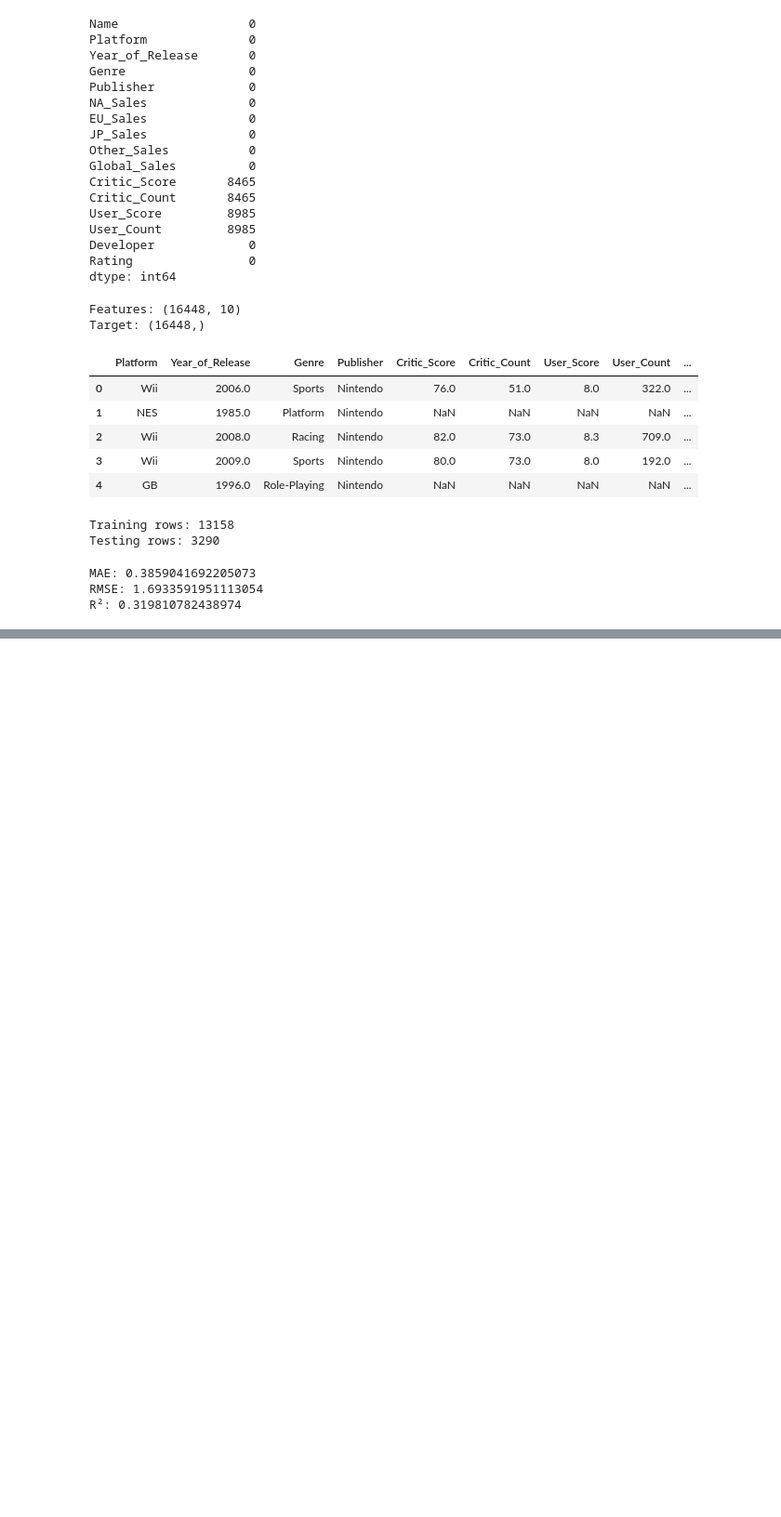
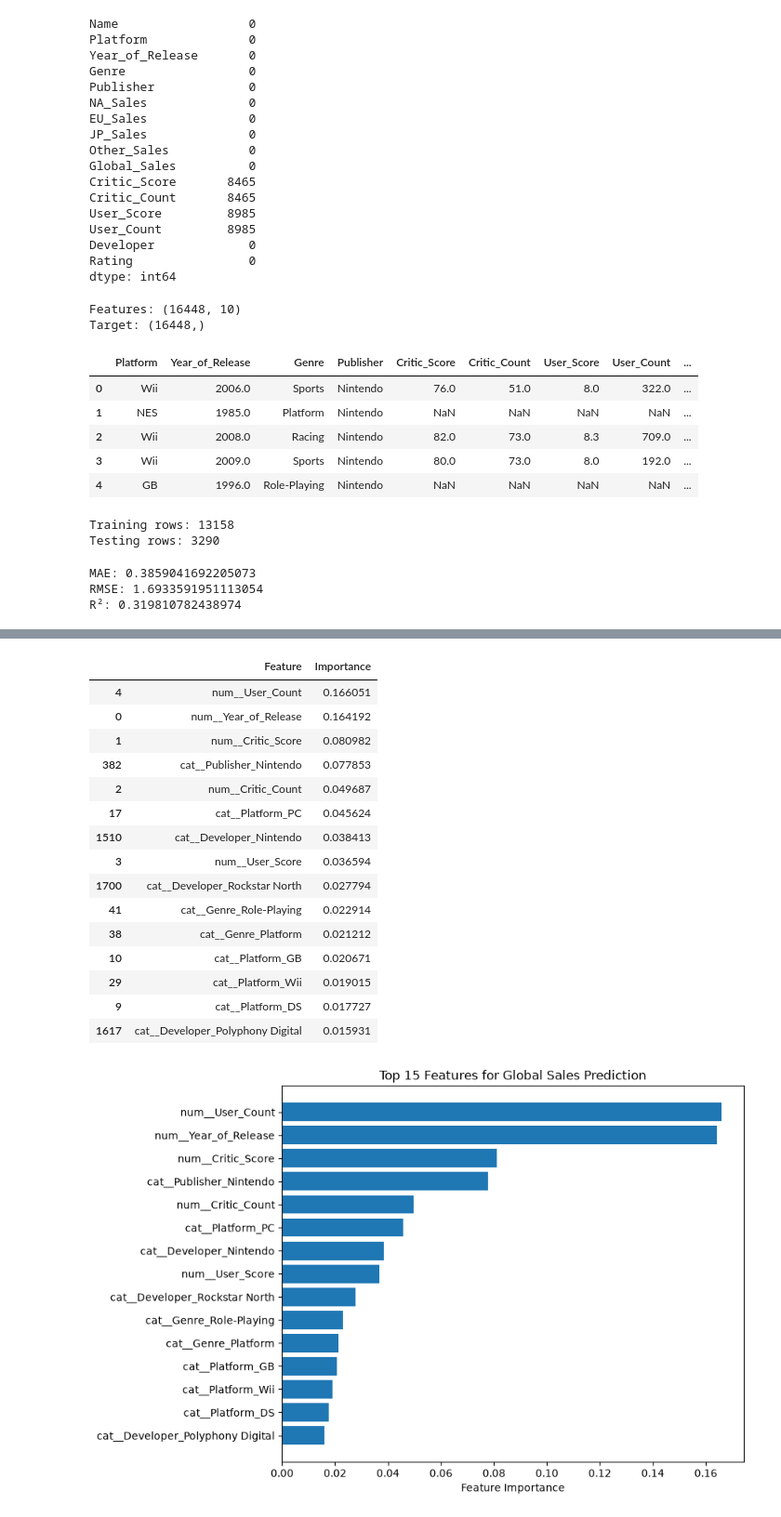
Before and after one commit to abinhyanmikha/Video-Game-Sales-Prediction-Using-Machine-Learning, a Jupyter notebook: data.ipynb, the cells around one changed output, grey strips where cells are left out. Shown at 93% size. Cells and saved outputs as stored; diff of their text form; code cells hidden in the pictures; blank space fills up the shorter version.

```diff
--- a/data.ipynb
+++ b/data.ipynb
@@ -609,0 +693,40 @@ R²: 0.319810782438974
+# %%
+feature_names = (
+    rf_model.named_steps["preprocessor"].get_feature_names_out()
+)
+
+importances = rf_model.named_steps["regressor"].feature_importances_
+
+importance_df = pd.DataFrame({
+    "Feature": feature_names,
+    "Importance": importances
+}).sort_values("Importance", ascending=False)
+
+display(importance_df.head(15))
+
+top = importance_df.head(15).sort_values("Importance")
+
+plt.figure(figsize=(9, 6))
+plt.barh(top["Feature"], top["Importance"])
+plt.xlabel("Feature Importance")
+plt.title("Top 15 Features for Global Sales Prediction")
+plt.tight_layout()
+plt.show()
+# %% [output]
+|  | Feature | Importance |
+| 4 | num__User_Count | 0.166051 |
+| 0 | num__Year_of_Release | 0.164192 |
+| 1 | num__Critic_Score | 0.080982 |
+| 382 | cat__Publisher_Nintendo | 0.077853 |
+| 2 | num__Critic_Count | 0.049687 |
+| 17 | cat__Platform_PC | 0.045624 |
+| 1510 | cat__Developer_Nintendo | 0.038413 |
+| 3 | num__User_Score | 0.036594 |
+| 1700 | cat__Developer_Rockstar North | 0.027794 |
+| 41 | cat__Genre_Role-Playing | 0.022914 |
+| 38 | cat__Genre_Platform | 0.021212 |
+| 10 | cat__Platform_GB | 0.020671 |
+| 29 | cat__Platform_Wii | 0.019015 |
+| 9 | cat__Platform_DS | 0.017727 |
+| 1617 | cat__Developer_Polyphony Digital | 0.015931 |
+[figure, added]
```
Also changed, not shown: parts of 3 cells of this notebook.
